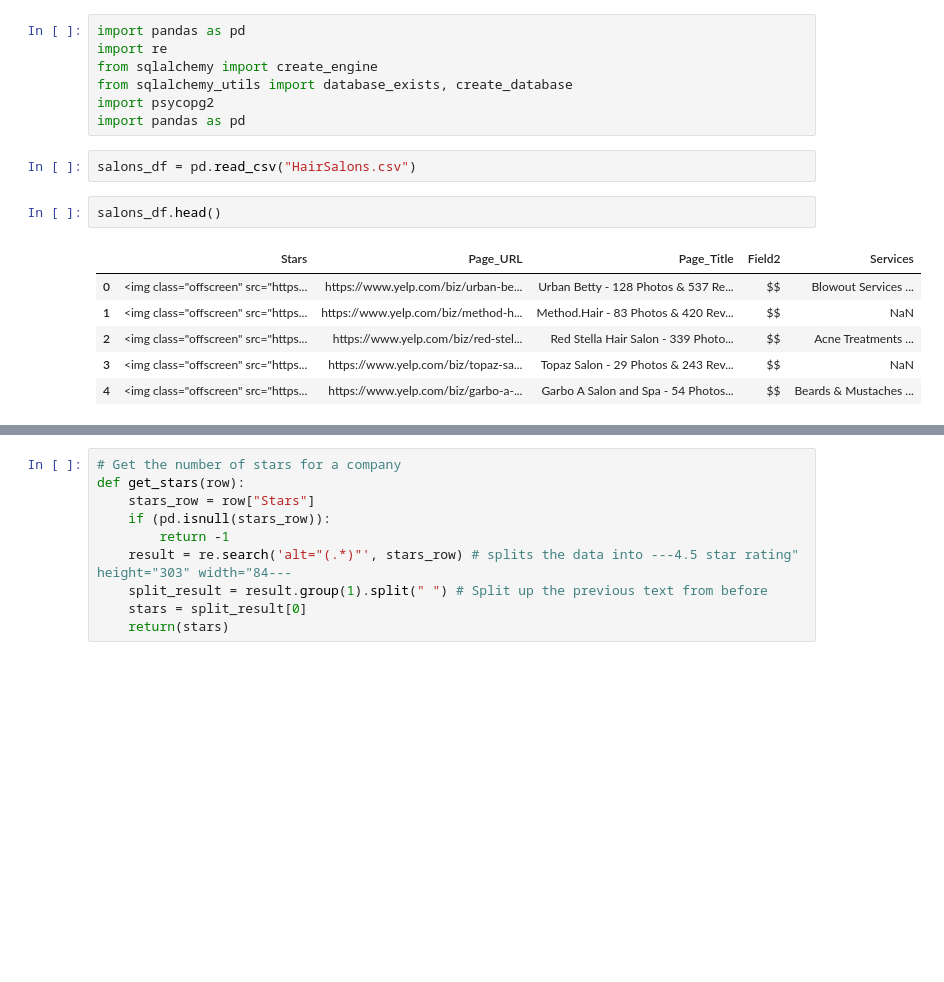
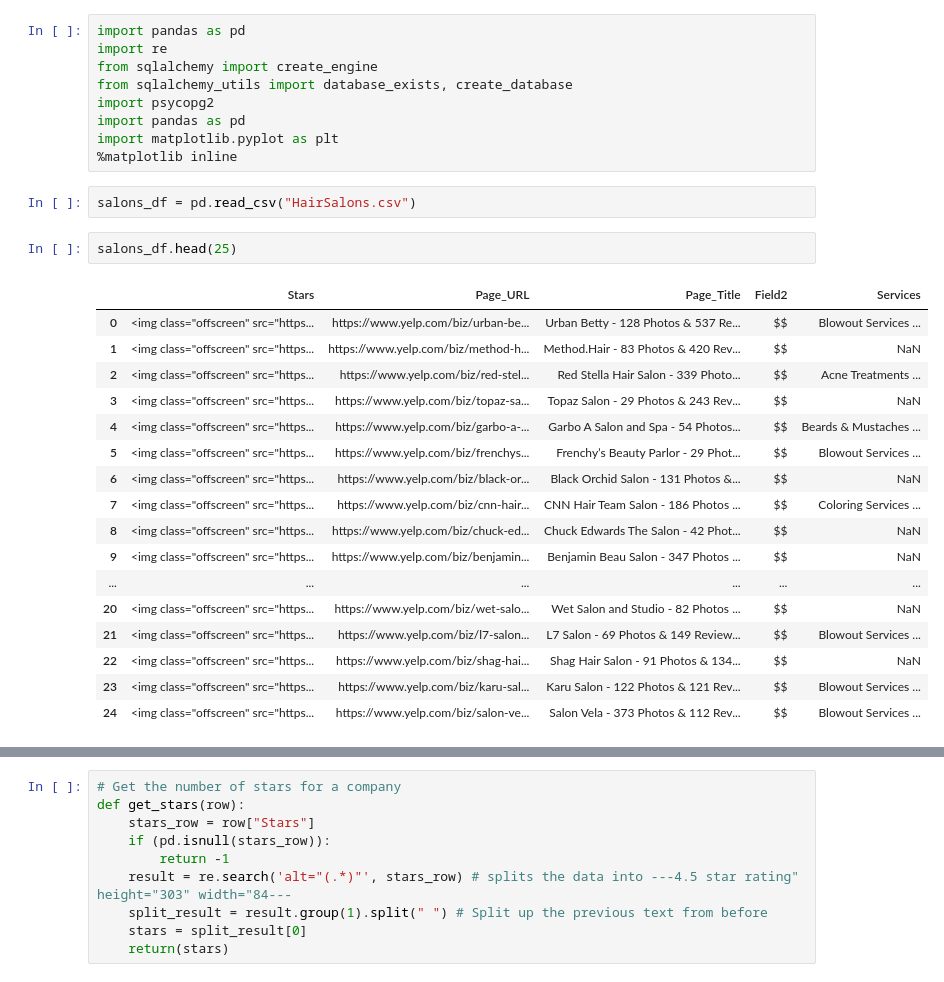
Before and after one commit to cjdavis62/Insight_HairNet, a Jupyter notebook: yelp_reviews/read_salon_names.ipynb, the cells around one changed output, grey strips where cells are left out. Saved outputs shown, nothing was run; the diff lists cells and outputs as text; blank space fills up the shorter version.

```diff
--- a/yelp_reviews/read_salon_names.ipynb
+++ b/yelp_reviews/read_salon_names.ipynb
@@ -5,17 +5,30 @@ from sqlalchemy import create_engine
 from sqlalchemy_utils import database_exists, create_database
 import psycopg2
 import pandas as pd
+import matplotlib.pyplot as plt
+%matplotlib inline
 # %%
 salons_df = pd.read_csv("HairSalons.csv")
 # %%
-salons_df.head()
+salons_df.head(25)
 # %% [output]
 |  | Stars | Page_URL | Page_Title | Field2 | Services |
 | 0 | <img class="offscreen" src="https... | https://www.yelp.com/biz/urban-be... | Urban Betty - 128 Photos & 537 Re... | $$ | Blowout Services ... |
 | 1 | <img class="offscreen" src="https... | https://www.yelp.com/biz/method-h... | Method.Hair - 83 Photos & 420 Rev... | $$ | NaN |
 | 2 | <img class="offscreen" src="https... | https://www.yelp.com/biz/red-stel... | Red Stella Hair Salon - 339 Photo... | $$ | Acne Treatments ... |
 | 3 | <img class="offscreen" src="https... | https://www.yelp.com/biz/topaz-sa... | Topaz Salon - 29 Photos & 243 Rev... | $$ | NaN |
 | 4 | <img class="offscreen" src="https... | https://www.yelp.com/biz/garbo-a-... | Garbo A Salon and Spa - 54 Photos... | $$ | Beards & Mustaches ... |
+| 5 | <img class="offscreen" src="https... | https://www.yelp.com/biz/frenchys... | Frenchy’s Beauty Parlor - 29 Phot... | $$ | Blowout Services ... |
+| 6 | <img class="offscreen" src="https... | https://www.yelp.com/biz/black-or... | Black Orchid Salon - 131 Photos &... | $$ | NaN |
+| 7 | <img class="offscreen" src="https... | https://www.yelp.com/biz/cnn-hair... | CNN Hair Team Salon - 186 Photos ... | $$ | Coloring Services ... |
+| 8 | <img class="offscreen" src="https... | https://www.yelp.com/biz/chuck-ed... | Chuck Edwards The Salon - 42 Phot... | $$ | NaN |
+| 9 | <img class="offscreen" src="https... | https://www.yelp.com/biz/benjamin... | Benjamin Beau Salon - 347 Photos ... | $$ | NaN |
+| ... | ... | ... | ... | ... | ... |
+| 20 | <img class="offscreen" src="https... | https://www.yelp.com/biz/wet-salo... | Wet Salon and Studio - 82 Photos ... | $$ | NaN |
+| 21 | <img class="offscreen" src="https... | https://www.yelp.com/biz/l7-salon... | L7 Salon - 69 Photos & 149 Review... | $$ | Blowout Services ... |
+| 22 | <img class="offscreen" src="https... | https://www.yelp.com/biz/shag-hai... | Shag Hair Salon - 91 Photos & 134... | $$ | NaN |
+| 23 | <img class="offscreen" src="https... | https://www.yelp.com/biz/karu-sal... | Karu Salon - 122 Photos & 121 Rev... | $$ | Blowout Services ... |
+| 24 | <img class="offscreen" src="https... | https://www.yelp.com/biz/salon-ve... | Salon Vela - 373 Photos & 112 Rev... | $$ | Blowout Services ... |
 # %%
 def get_salon_name(row):
     page_title = row["Page_Title"].split(" - ") # split page title by the dash
```
Also changed, not shown: parts of 15 cells of this notebook, 10 other files.
